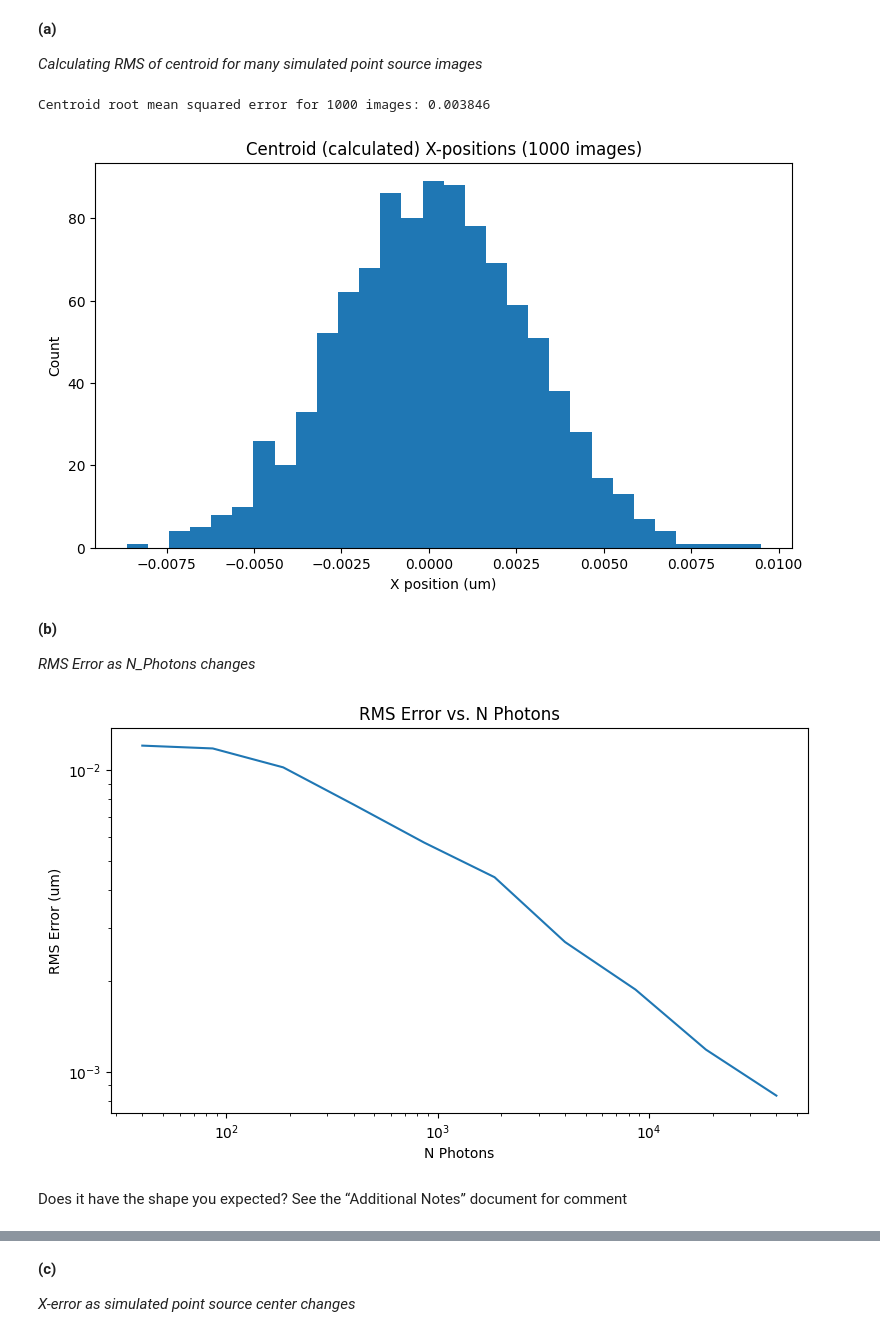
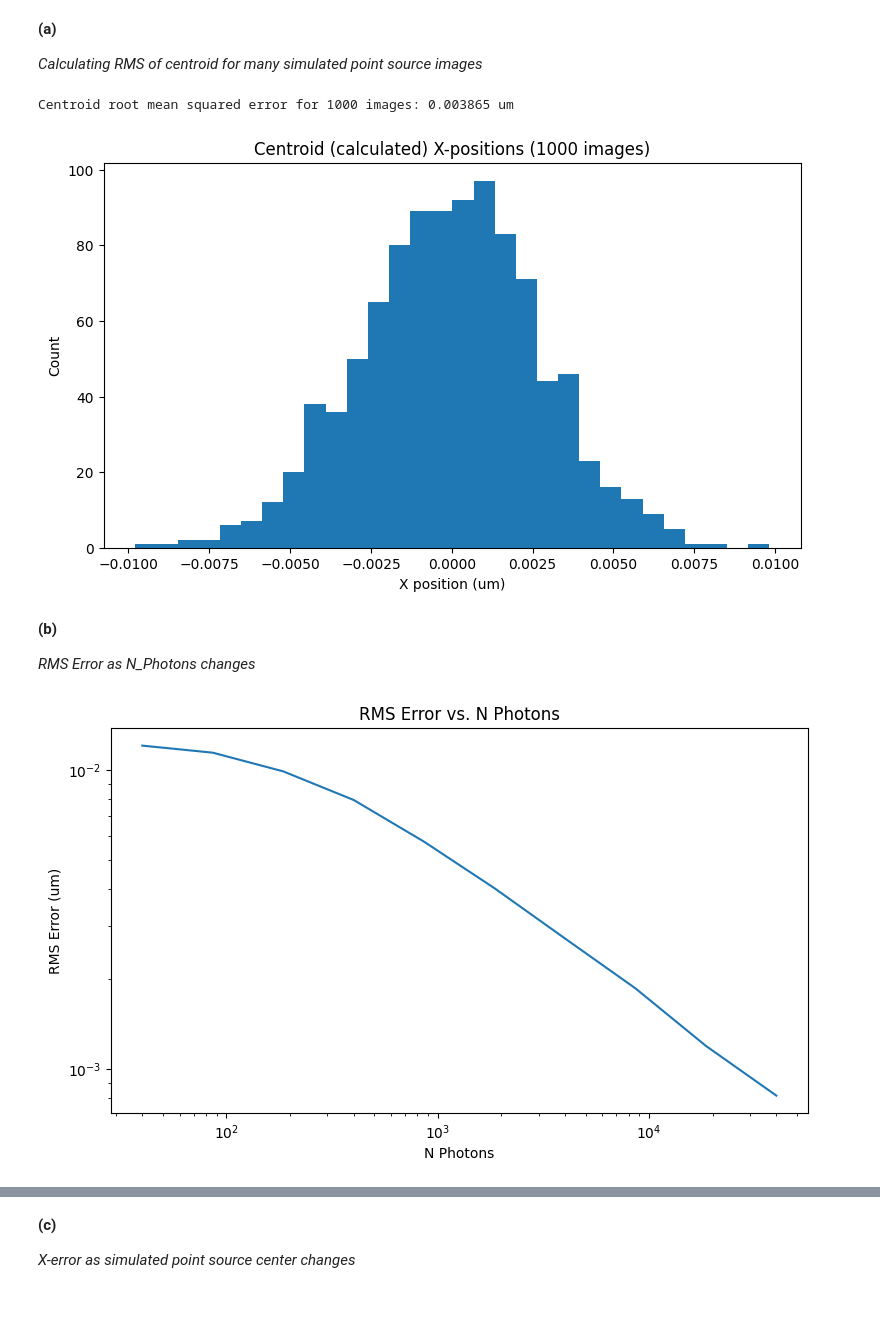
Before and after one commit to apdill/ImageAnalysis, a Jupyter notebook: HW5/HW5_AD.ipynb, the cells around one changed output, grey strips where cells are left out. Cells and saved outputs as stored; diff of their text form; code cells hidden in the pictures; blank space fills up the shorter version.

```diff
--- a/HW5/HW5_AD.ipynb
+++ b/HW5/HW5_AD.ipynb
@@ -302,7 +325,7 @@ for _ in range(m):
     x_list.append(centroid[0])
 
 rms = calculate_rms_error(centers, centroids)
-print(f"Centroid root mean squared error for {m} images: {rms:5f}")
+print(f"Centroid root mean squared error for {m} images: {rms:5f} um")
 
 plt.figure(figsize=(9,5))
 plt.hist(x_list, bins=30)
@@ -310,8 +333,8 @@ plt.title(f"Centroid (calculated) X-positions ({m} images)")
 plt.xlabel('X position (um)')
 plt.ylabel('Count');
 # %% [output]
-Centroid root mean squared error for 1000 images: 0.003846
+Centroid root mean squared error for 1000 images: 0.003865 um
-[figure, old version]
+[figure, new version]
 # %% [markdown]
 **(b)**
 
@@ -325,37 +348,35 @@ fine_scale = 0.001
 center = (0.0, 0.0)
 bg = 10
 
-m = 100
+m = 1000
 rms_list = []
 N_photons_list = np.logspace(np.log10(40), np.log10(40000), num=10)
 
 for N_photons in N_photons_list:
 
     centers = []
     centroids = []
 
     N_photons = N_photons
 
     for _ in range(m):
 
         image = image = sim_ps(N_camera=N_camera, wavelength=wavelength, NA=NA, camera_scale=camera_scale,
                 fine_scale=fine_scale, N_photon=N_photons, center=center, B=bg)
 
         centroid = calculate_centroid(image, origin_center=True, camera_scale=camera_scale)
         center = center
 
         centroids.append(centroid)
         centers.append(center)
 
     rms = calculate_rms_error(centers, centroids)
     rms_list.append(rms)
 
 plt.figure(figsize=(9,5))
 plt.loglog(N_photons_list,rms_list)
 plt.xlabel('N Photons')
 plt.ylabel('RMS Error (um)')
 plt.title('RMS Error vs. N Photons');
 # %% [output]
-[figure, old version]
+[figure, new version]
-# %% [markdown]
-Does  it  have  the  shape  you expected? See the “Additional Notes” document for comment
```
Also changed, not shown: parts of 17 cells of this notebook, 3 other files.
